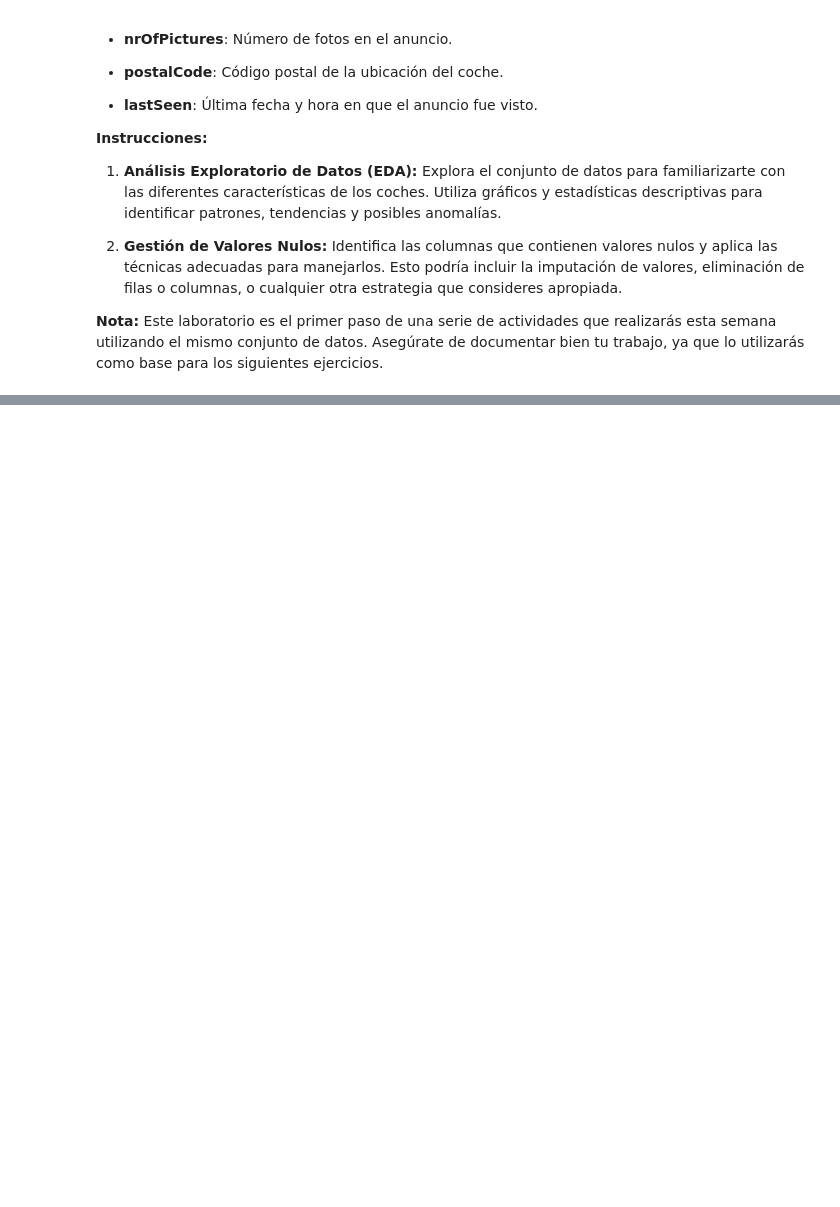
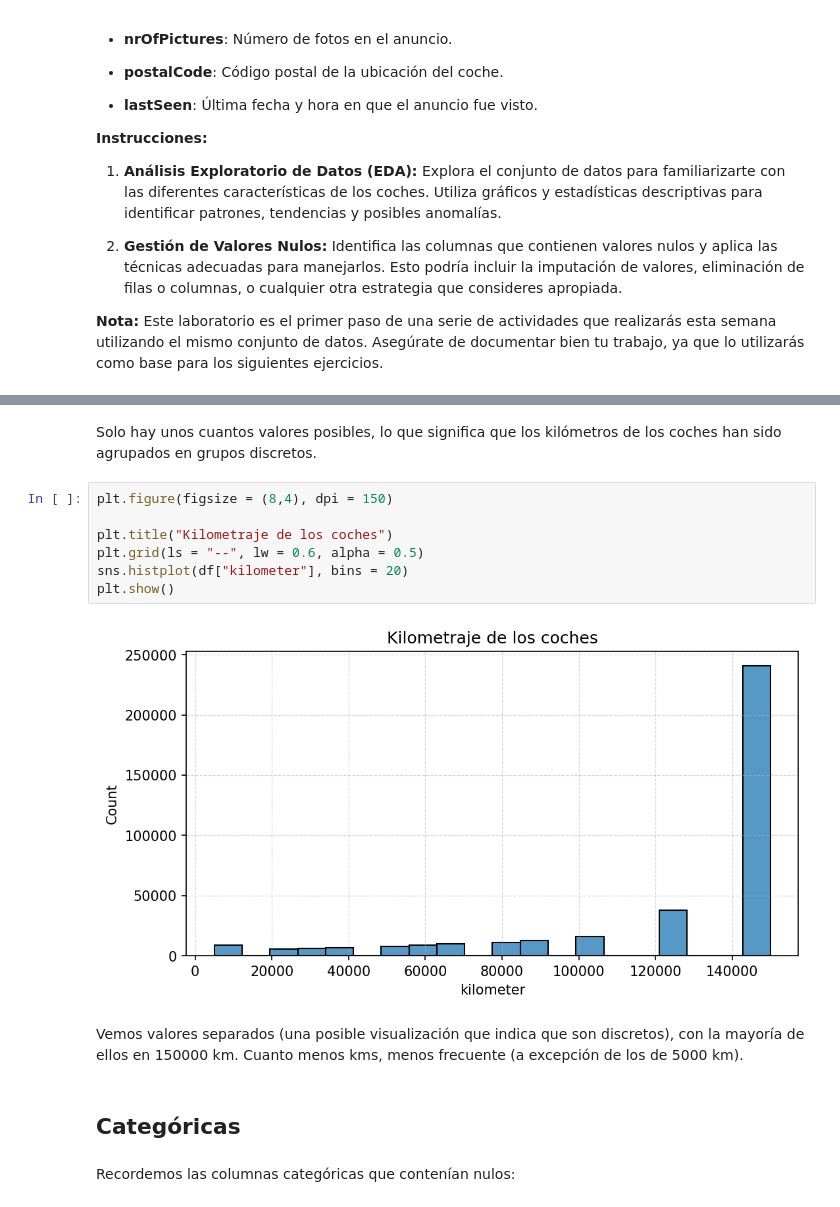
Before and after one commit to yanruwu/hackio-lab-EDA-nulos, a Jupyter notebook: laboratorio-modulo7-leccion01-eda-nulos.ipynb, the cells around one changed output, grey strips where cells are left out. Drawn from its saved outputs; the diff is of its cells as text; blank space fills up the shorter version.

```diff
--- a/laboratorio-modulo7-leccion01-eda-nulos.ipynb
+++ b/laboratorio-modulo7-leccion01-eda-nulos.ipynb
@@ -61,0 +339,17 @@ AutoRenew, una empresa líder en la venta de coches de segunda mano, te ha contr
+# %% [markdown]
+Solo hay unos cuantos valores posibles, lo que significa que los kilómetros de los coches han sido agrupados en grupos discretos.
+# %%
+plt.figure(figsize = (8,4), dpi = 150)
+
+plt.title("Kilometraje de los coches")
+plt.grid(ls = "--", lw = 0.6, alpha = 0.5)
+sns.histplot(df["kilometer"], bins = 20)
+plt.show()
+# %% [output]
+[figure, added]
+# %% [markdown]
+Vemos valores separados (una posible visualización que indica que son discretos), con la mayoría de ellos en 150000 km. Cuanto menos kms, menos frecuente (a excepción de los de 5000 km).
+# %% [markdown]
+## Categóricas
+# %% [markdown]
+Recordemos las columnas categóricas que contenían nulos:
```
Also changed, not shown: parts of 111 cells of this notebook, 1 other file.
